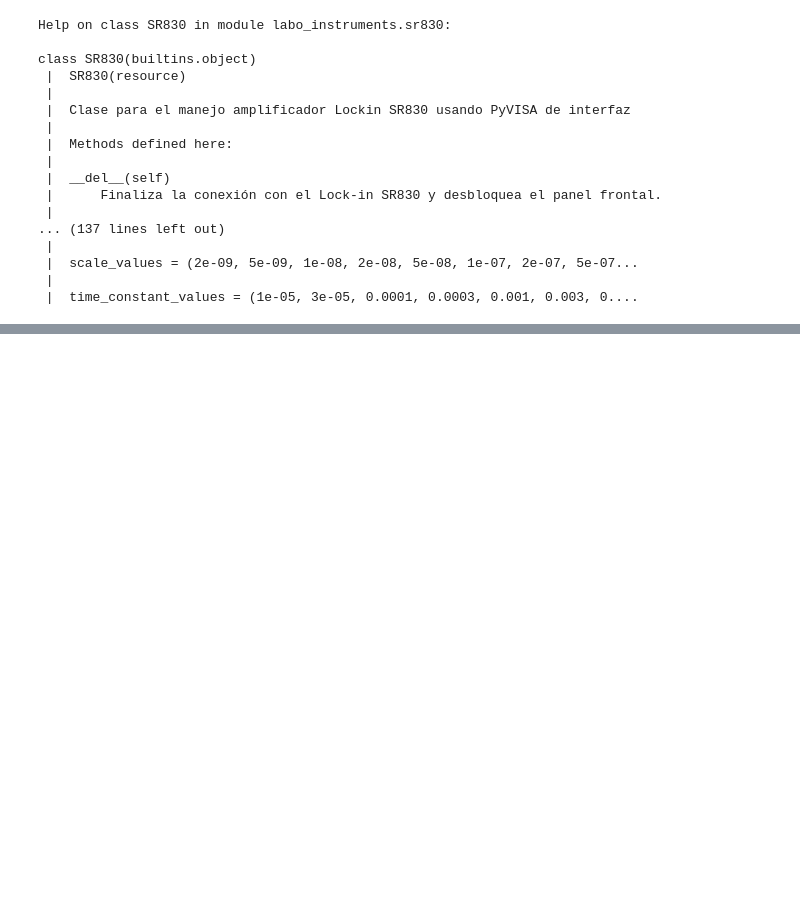
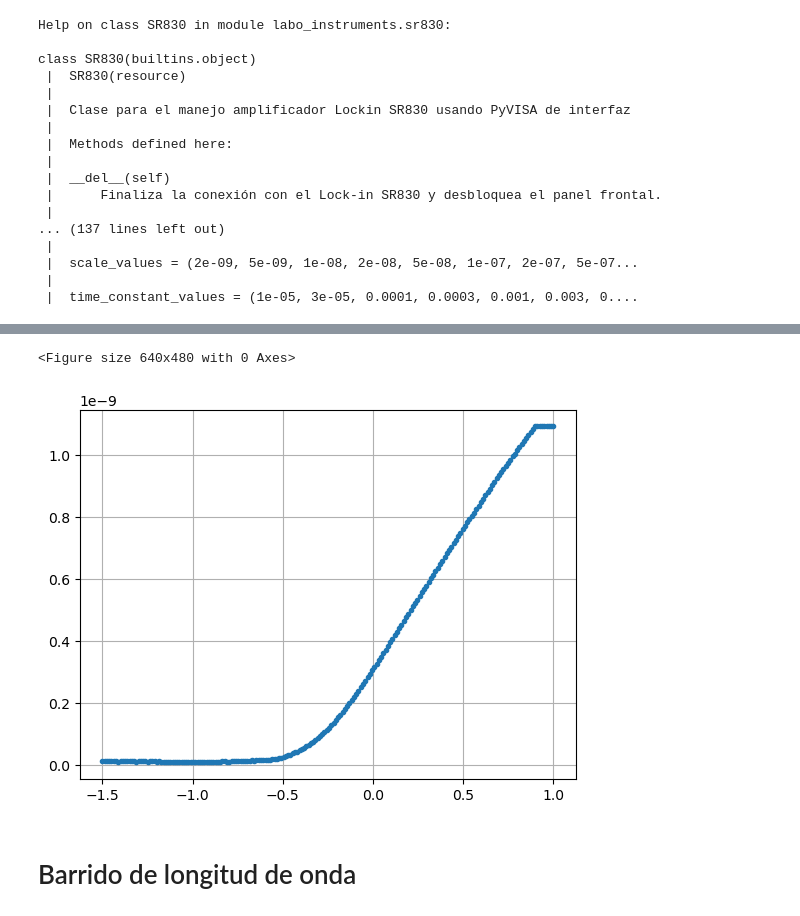
Before and after one commit to BernardoPironio/Efecto-fotoelectrico, a Jupyter notebook: codigo_mediciones.ipynb, the cells around one changed output, grey strips where cells are left out. Drawn from its saved outputs; the diff is of its cells as text; code cells hidden in the pictures; blank space fills up the shorter version.

Commit message:
Subo archivos de barrido de voltaje

```diff
--- a/codigo_mediciones.ipynb
+++ b/codigo_mediciones.ipynb
@@ -29,4 +47,5 @@ class SR830(builtins.object)
 # %%
 rm = visa.ResourceManager()
 print(rm.list_resources())
+lockin = SR830('GPIB0::8::INSTR')
 # %% [output]
@@ -34,4 +53,0 @@ print(rm.list_resources())
-# %%
-fungen = rm.open_resource('USB0::0x0699::0x0346::C034166::INSTR')
-print(fungen.query('*IDN?'))
-lockin = SR830('GPIB0::7::INSTR')
@@ -40,16 +56,22 @@ TEKTRONIX,AFG3021B,C034166,SCPI:99.0 FV:3.1.1
 # %%
 X = []
 Y = []
+R = []
+T = []
 V = []
 
-for i in np.linspace(-1,1,50):
-    lockin.set_aux_out(1,i)
-    lockin.auto_scale()
+for i in np.linspace(-1.5,1,200):
+    lockin.set_aux_out(3,i)
+    medicionXY = lockin.get_medicion()
+    medicionRT = lockin.get_medicion(False)
+    print(medicionXY)
+    print(medicionRT)
+    print('------------------')
     time.sleep(0.5)
-    medicion = lockin.get_medicion()
-    print(medicion)
 
     V.append(i)
-    X.append(medicion[0])
-    Y.append(medicion[1])
+    X.append(medicionXY[0])
+    Y.append(medicionXY[1])
+    R.append(medicionRT[0])
+    T.append(medicionRT[1])
 # %% [output]
@@ -87 +118,15 @@ data = pd.DataFrame({'X':X,
+# %%
+X = np.array(X)*(-1)
+Y = np.array(Y)
+R = np.array(R)
+T = np.array(T)
+V = np.array(V)
+
+plt.figure()
+plt.subplots()
+plt.plot(V,R,'.')
+plt.grid()
+# %% [output]
+<Figure size 640x480 with 0 Axes>
+[figure, added]
 # %%
@@ -89,0 +134,2 @@ data.to_csv(ruta_salida, index=False)
+# %% [markdown]
+# Barrido de longitud de onda
```
Also changed, not shown: parts of 12 cells of this notebook, 9 other files.
